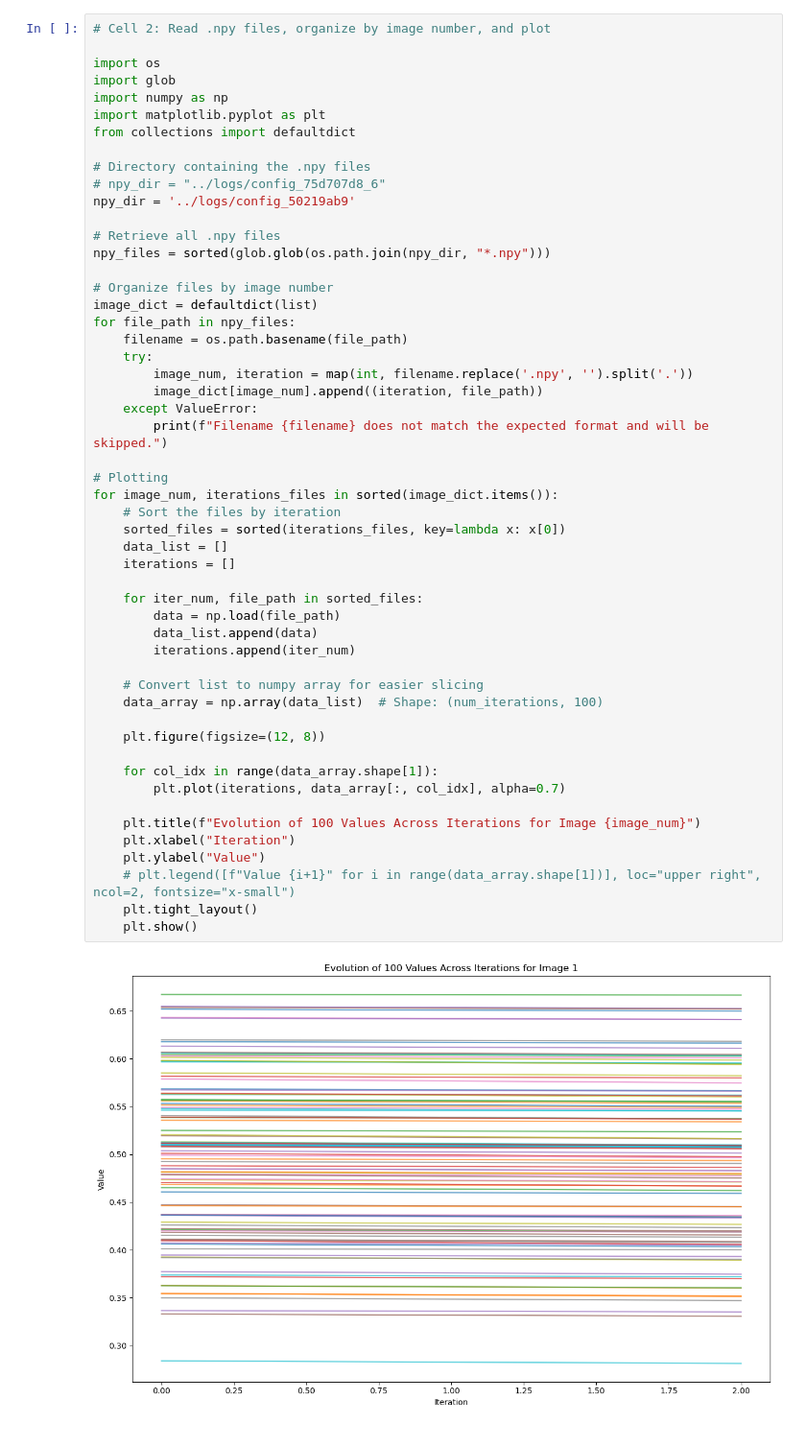
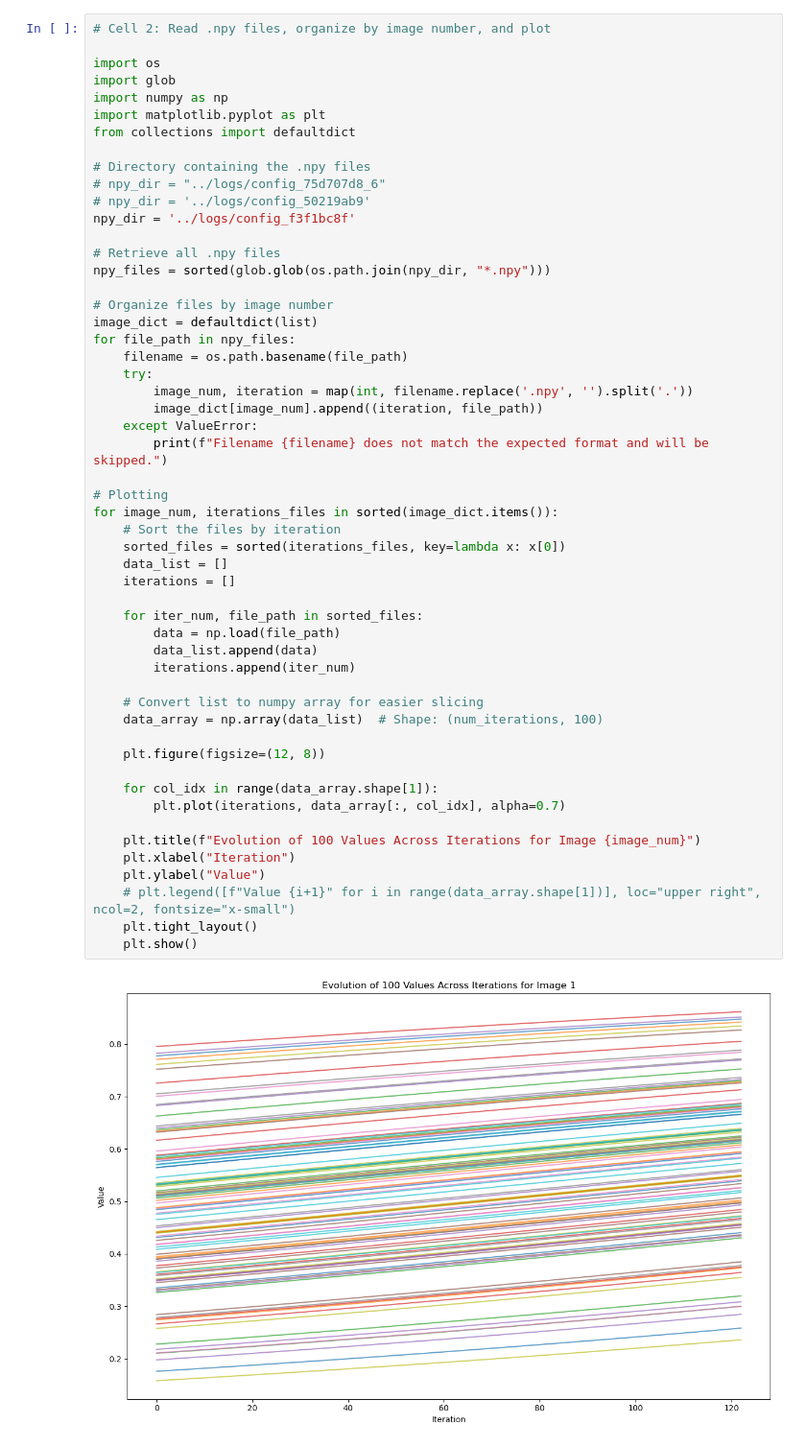
Before and after one commit to Raymond-Iacobacci/tpv-shaping, a Jupyter notebook: figures/evolution.ipynb, the cells around one changed output. Shown at 96% size. Saved outputs shown, nothing was run; the diff lists cells and outputs as text.

```diff
--- a/figures/evolution.ipynb
+++ b/figures/evolution.ipynb
@@ -9,7 +9,8 @@ from collections import defaultdict
 
 # Directory containing the .npy files
 # npy_dir = "../logs/config_75d707d8_6"
-npy_dir = '../logs/config_50219ab9'
+# npy_dir = '../logs/config_50219ab9'
+npy_dir = '../logs/config_f3f1bc8f'
 
 # Retrieve all .npy files
 npy_files = sorted(glob.glob(os.path.join(npy_dir, "*.npy")))
@@ -24,31 +25,31 @@ for file_path in npy_files:
     except ValueError:
         print(f"Filename {filename} does not match the expected format and will be skipped.")
 
 # Plotting
 for image_num, iterations_files in sorted(image_dict.items()):
     # Sort the files by iteration
     sorted_files = sorted(iterations_files, key=lambda x: x[0])
     data_list = []
     iterations = []
 
     for iter_num, file_path in sorted_files:
         data = np.load(file_path)
         data_list.append(data)
         iterations.append(iter_num)
 
     # Convert list to numpy array for easier slicing
     data_array = np.array(data_list)  # Shape: (num_iterations, 100)
 
     plt.figure(figsize=(12, 8))
 
     for col_idx in range(data_array.shape[1]):
         plt.plot(iterations, data_array[:, col_idx], alpha=0.7)
 
     plt.title(f"Evolution of 100 Values Across Iterations for Image {image_num}")
     plt.xlabel("Iteration")
     plt.ylabel("Value")
     # plt.legend([f"Value {i+1}" for i in range(data_array.shape[1])], loc="upper right", ncol=2, fontsize="x-small")
     plt.tight_layout()
     plt.show()
 # %% [output]
-[figure, old version]
+[figure, new version]
```
Also changed, not shown: parts of 2 cells of this notebook, 42 other files.
